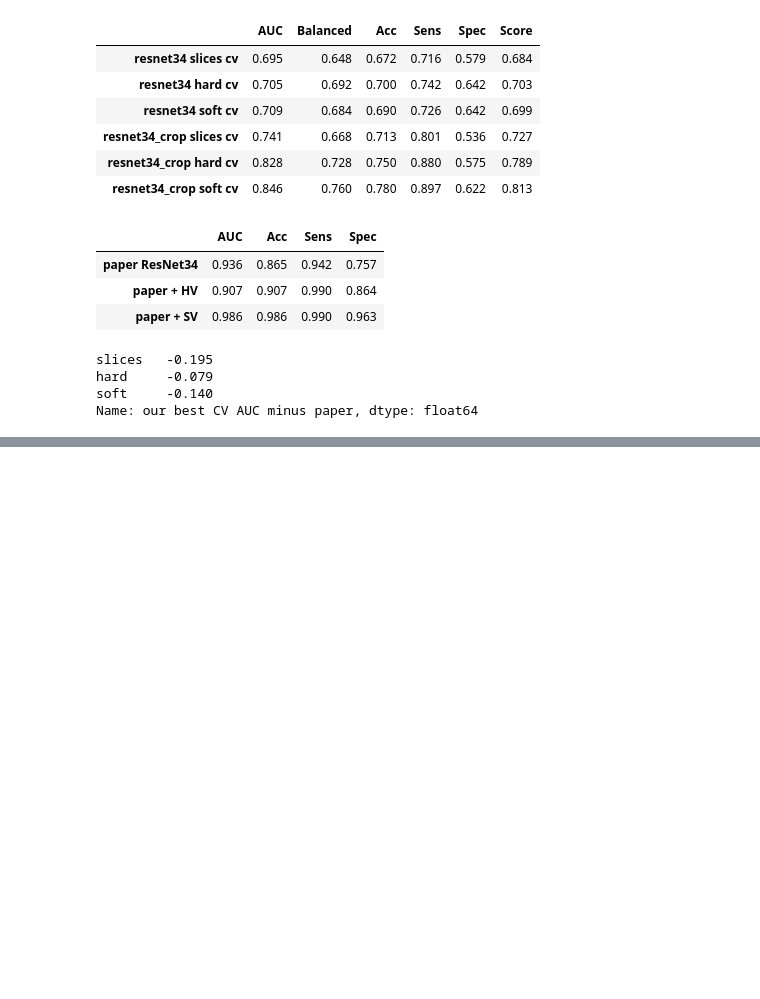
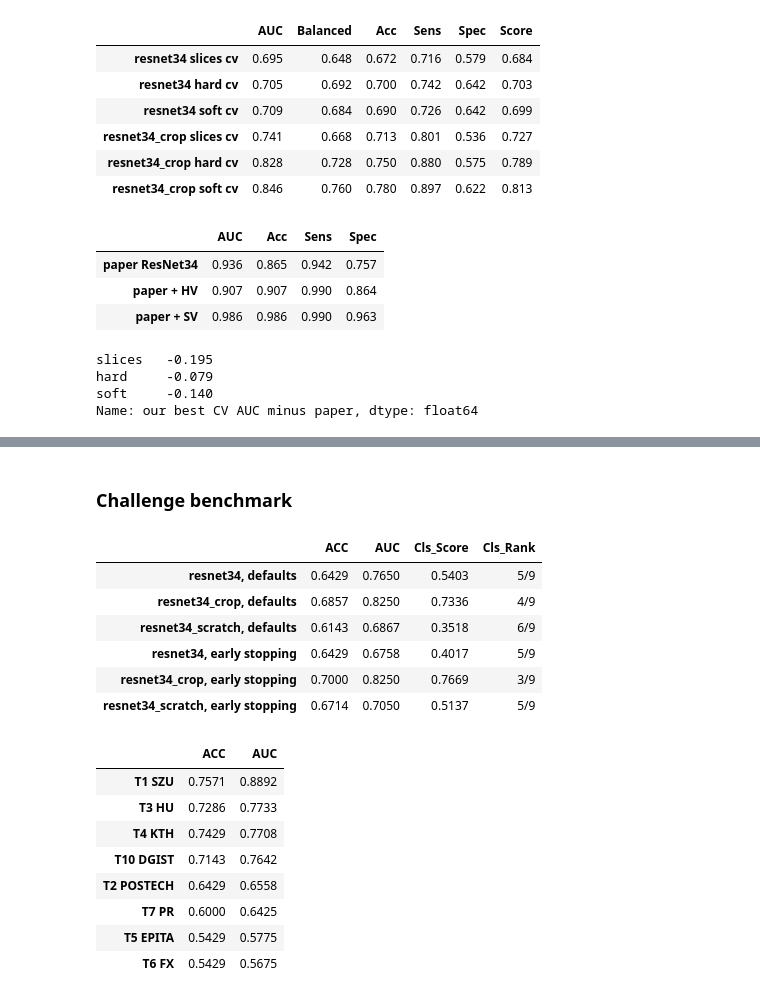
Before and after one commit to mralinp/abus-classification, a Jupyter notebook: notebooks/6-yu2024.ipynb, the cells around one changed output, grey strips where cells are left out. Saved outputs shown, nothing was run; the diff lists cells and outputs as text; code cells hidden in the pictures; blank space fills up the shorter version.

```diff
--- a/notebooks/6-yu2024.ipynb
+++ b/notebooks/6-yu2024.ipynb
@@ -163,0 +236,28 @@ Name: our best CV AUC minus paper, dtype: float64
+# %% [markdown]
+### Challenge benchmark
+# %%
+from abus_classification.challenge import benchmark, classification, PUBLISHED
+methods = {}
+for name, prefix in (("defaults", "yu2024"), ("early stopping", "yu2024_es")):
+    for mode in MODES:
+        methods[f"{mode}, {name}"] = classification(y, ensemble(prefix, mode))
+board = benchmark(methods)
+display(board[["ACC", "AUC", "Cls_Score", "Cls_Rank"]].round(4))
+PUBLISHED[["ACC", "AUC"]].dropna().sort_values("AUC", ascending=False)
+# %% [output]
+|  | ACC | AUC | Cls_Score | Cls_Rank |
+| resnet34, defaults | 0.6429 | 0.7650 | 0.5403 | 5/9 |
+| resnet34_crop, defaults | 0.6857 | 0.8250 | 0.7336 | 4/9 |
+| resnet34_scratch, defaults | 0.6143 | 0.6867 | 0.3518 | 6/9 |
+| resnet34, early stopping | 0.6429 | 0.6758 | 0.4017 | 5/9 |
+| resnet34_crop, early stopping | 0.7000 | 0.8250 | 0.7669 | 3/9 |
+| resnet34_scratch, early stopping | 0.6714 | 0.7050 | 0.5137 | 5/9 |
+|  | ACC | AUC |
+| T1 SZU | 0.7571 | 0.8892 |
+| T3 HU | 0.7286 | 0.7733 |
+| T4 KTH | 0.7429 | 0.7708 |
+| T10 DGIST | 0.7143 | 0.7642 |
+| T2 POSTECH | 0.6429 | 0.6558 |
+| T7 PR | 0.6000 | 0.6425 |
+| T5 EPITA | 0.5429 | 0.5775 |
+| T6 FX | 0.5429 | 0.5675 |
```
Also changed, not shown: parts of 5 cells of this notebook, 42 other files.
